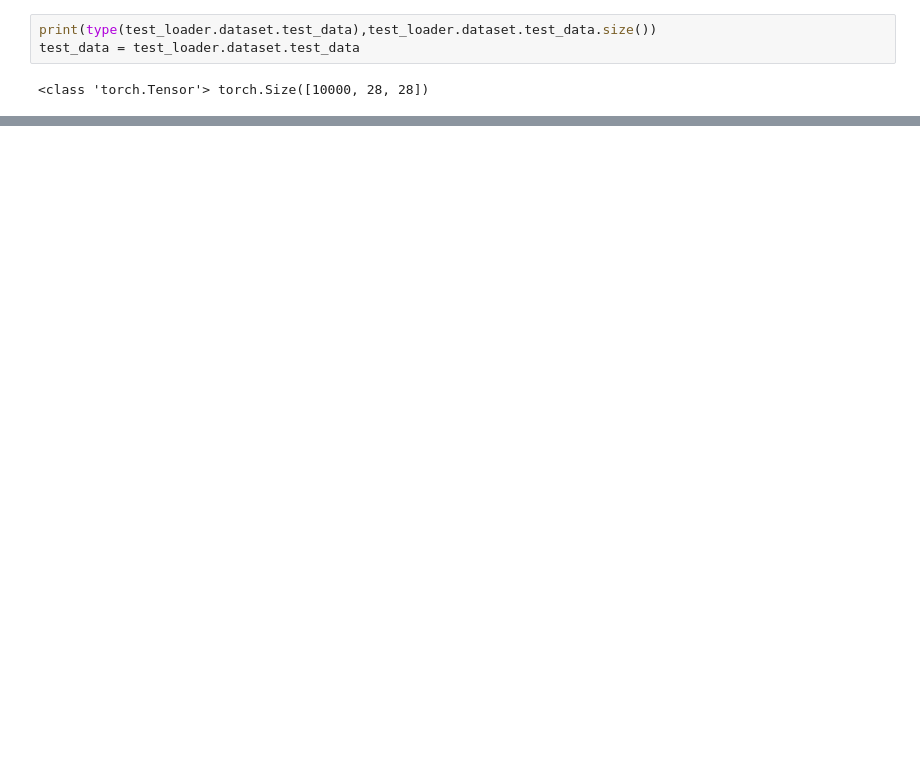
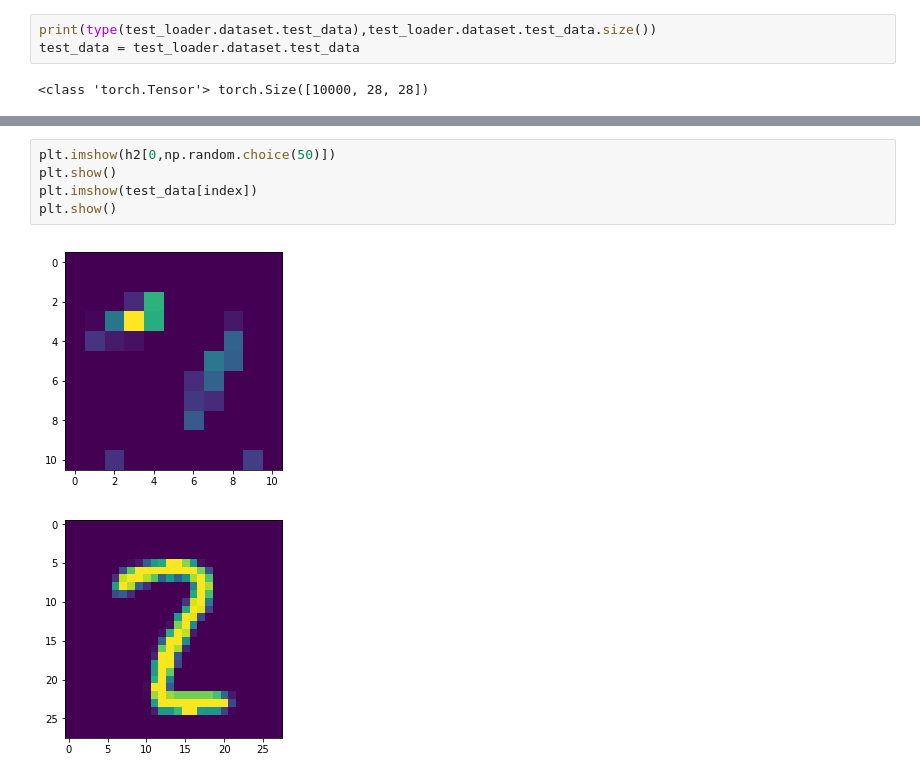
Before and after one commit to silent567/examples, a Jupyter notebook: mnist/inference4_multi.ipynb, the cells around one changed output, grey strips where cells are left out. Cells and saved outputs as stored; diff of their text form; blank space fills up the shorter version.

```diff
--- a/mnist/inference4_multi.ipynb
+++ b/mnist/inference4_multi.ipynb
@@ -172,0 +221,8 @@ torch.Size([1, 20, 26, 26])
+# %%
+plt.imshow(h2[0,np.random.choice(50)])
+plt.show()
+plt.imshow(test_data[index])
+plt.show()
+# %% [output]
+[figure, added]
+[figure, added]
```
Also changed, not shown: parts of 11 cells of this notebook, 49 other files.
